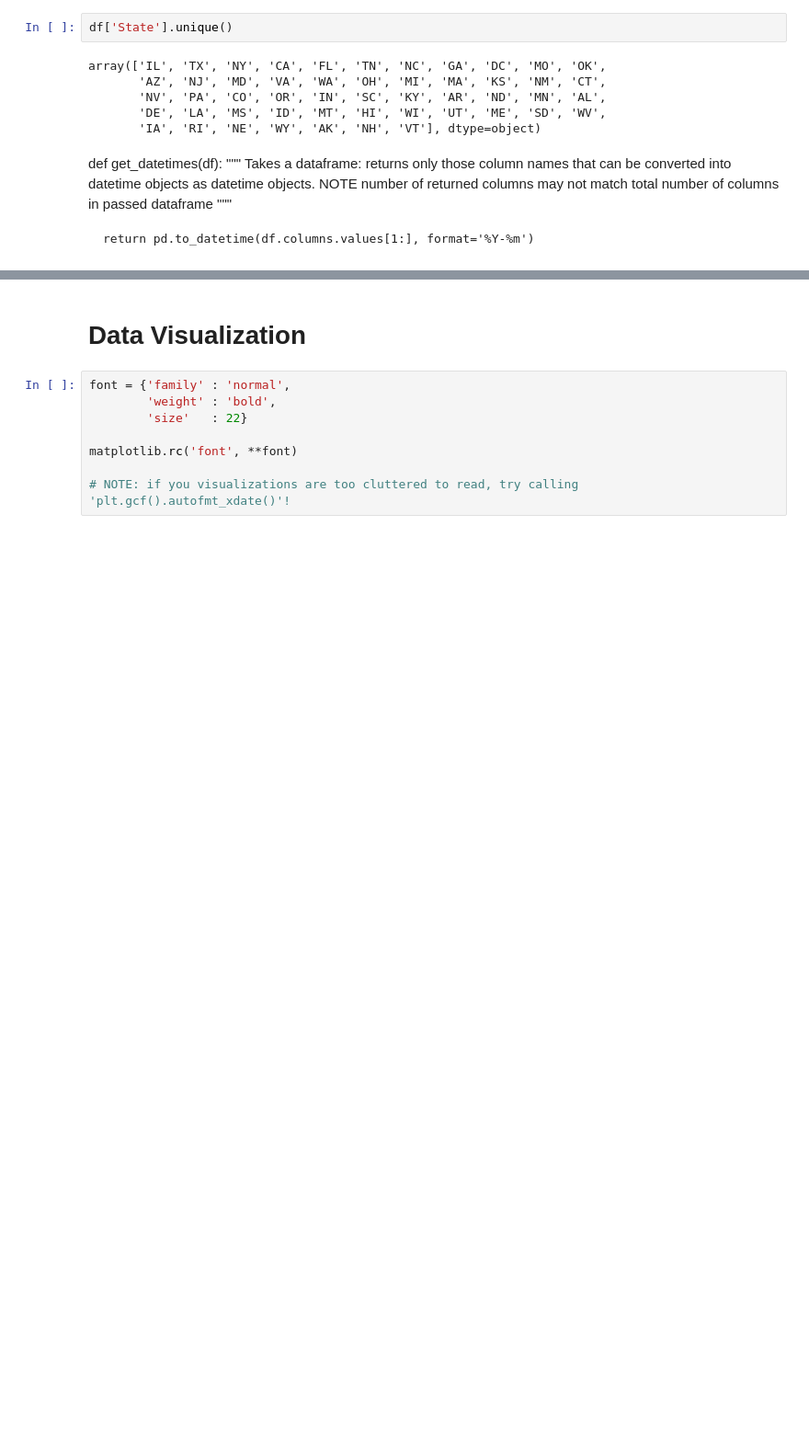
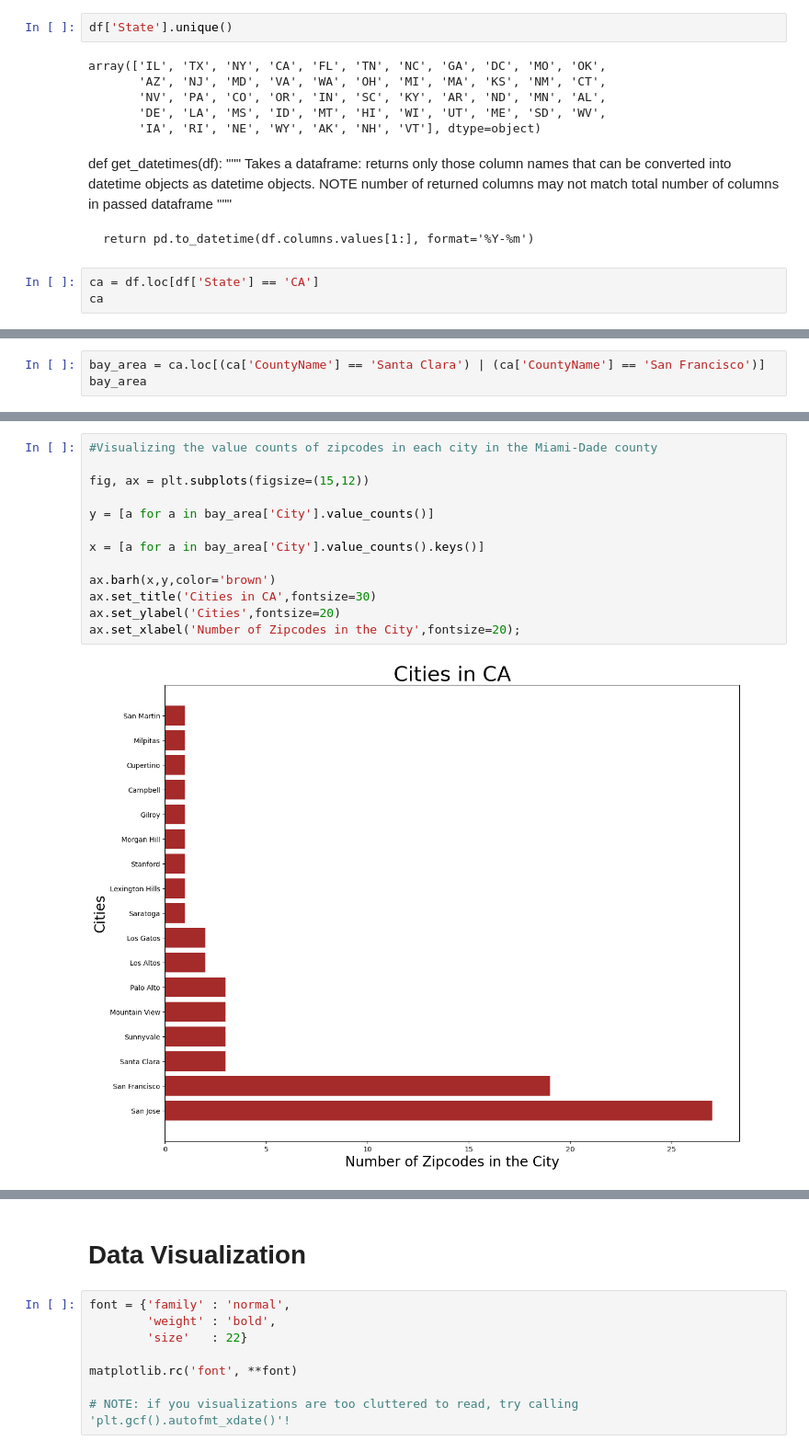
Before and after one commit to lalynjay/Time_series_analysis, a Jupyter notebook: Time_series_analysis.ipynb, the cells around one changed output, grey strips where cells are left out. Shown: that part at 92% size. Drawn from its saved outputs; the diff is of its cells as text; blank space fills up the shorter version.

```diff
--- a/Time_series_analysis.ipynb
+++ b/Time_series_analysis.ipynb
@@ -103,3 +113,6 @@ def get_datetimes(df):
     """
 
     return pd.to_datetime(df.columns.values[1:], format='%Y-%m')
+# %%
+ca = df.loc[df['State'] == 'CA']
+ca
@@ -105,0 +173,3 @@ def get_datetimes(df):
+# %%
+bay_area = ca.loc[(ca['CountyName'] == 'Santa Clara') | (ca['CountyName'] == 'San Francisco')]
+bay_area
@@ -105,0 +211,15 @@ def get_datetimes(df):
+# %%
+#Visualizing the value counts of zipcodes in each city in the Miami-Dade county
+
+fig, ax = plt.subplots(figsize=(15,12))
+
+y = [a for a in bay_area['City'].value_counts()]
+
+x = [a for a in bay_area['City'].value_counts().keys()]
+
+ax.barh(x,y,color='brown')
+ax.set_title('Cities in CA',fontsize=30)
+ax.set_ylabel('Cities',fontsize=20)
+ax.set_xlabel('Number of Zipcodes in the City',fontsize=20);
+# %% [output]
+[figure, added]
```
Also changed, not shown: parts of 38 cells of this notebook.
